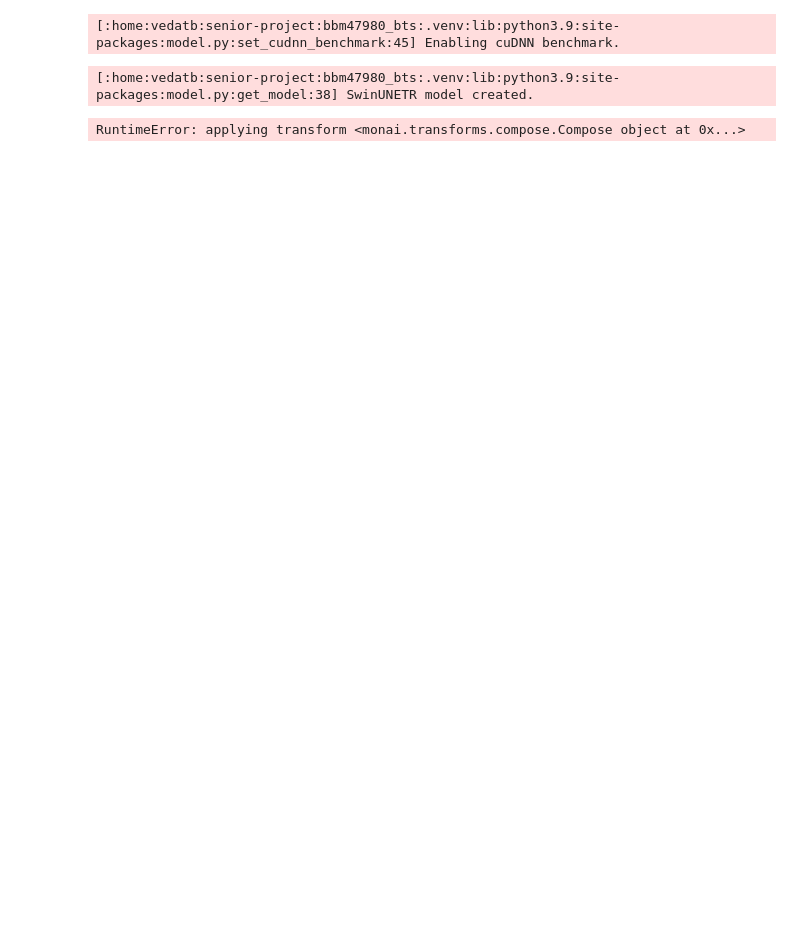
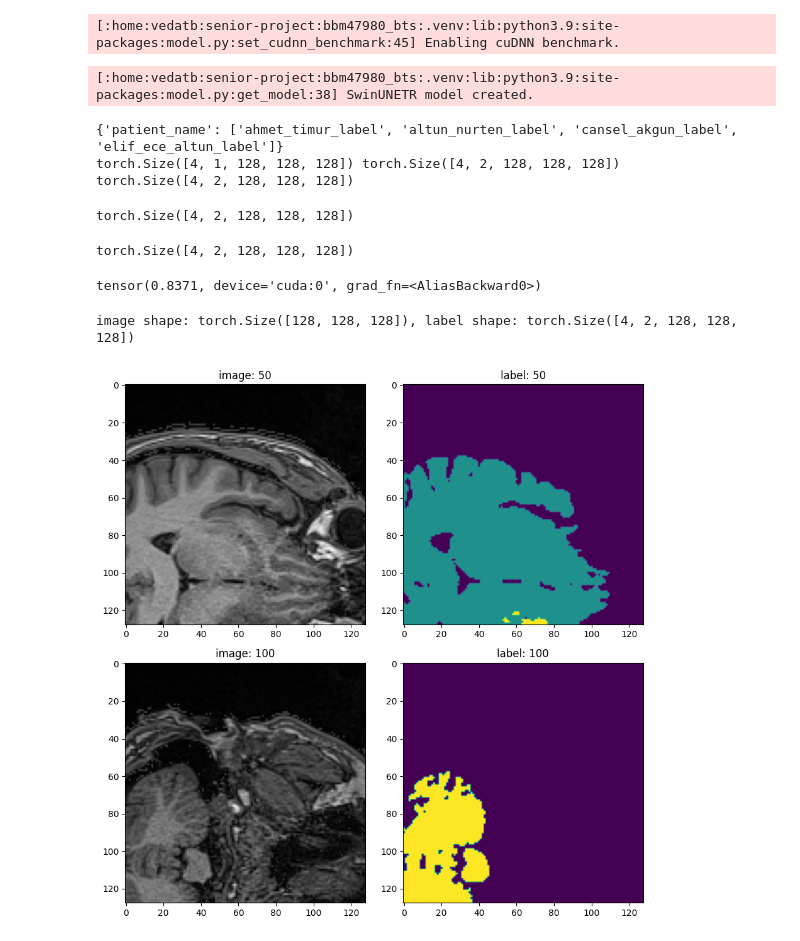
Before and after one commit to mavibirdesmi/bbm47980_bts, a Jupyter notebook: notebooks/SwinUNETR-Train-Val.ipynb, the cells around one changed output. Saved outputs shown, nothing was run; the diff lists cells and outputs as text; code cells hidden in the pictures; blank space fills up the shorter version.

```diff
--- a/notebooks/SwinUNETR-Train-Val.ipynb
+++ b/notebooks/SwinUNETR-Train-Val.ipynb
@@ -26,5 +26,5 @@ DotConfig({'BATCH_SIZE': 1, 'SHUFFLE': True, 'ROI': [128, 128, 128], 'IN_CHANNEL
 # %%
-hyperparams.BATCH_SIZE = 2
+hyperparams.BATCH_SIZE = 4
 # %%
 smodel.set_cudnn_benchmark()
 # %% [output]
@@ -128,4 +92,0 @@ data_loader = DataLoader(data_set, batch_size=2,collate_fn=collate_fn)
-# %%
-sample = next(iter(data_loader))
-# %% [output]
-RuntimeError: applying transform <monai.transforms.compose.Compose object at 0x...>
@@ -136,32 +93,73 @@ sample["label"].shape
+# %%
+from bts.data import EchidnaDataset
+
+btsed_dataset = EchidnaDataset(
+    dataset_root_path = "../../data/btsed_dataset",
+    transform = transforms
+)
+
+data_loader = DataLoader(btsed_dataset, batch_size = hyperparams.BATCH_SIZE)
+# %%
+model = model.to("cuda")
+for sample in data_loader:
+    img, label, info = sample.get("img"), sample.get("label"), sample.get("info")
+
+    img = img.to("cuda")
+    label = label.to("cuda")
+    pred = model(img)
+
+    print(info)
+    print(img.shape, pred.shape)
+    print(label.shape)
+    break
+# %% [output]
+{'patient_name': ['ahmet_timur_label', 'altun_nurten_label', 'cansel_akgun_label', 'elif_ece_altun_label']}
+torch.Size([4, 1, 128, 128, 128]) torch.Size([4, 2, 128, 128, 128])
+torch.Size([4, 2, 128, 128, 128])
+# %%
+label.shape
+# %% [output]
+torch.Size([4, 2, 128, 128, 128])
+# %%
+pred.shape
+# %% [output]
+torch.Size([4, 2, 128, 128, 128])
+# %%
+dice_loss(target=label, input=pred)
+# %% [output]
+tensor(0.8371, device='cuda:0', grad_fn=<AliasBackward0>)
 # %%
 import matplotlib.pyplot as plt
 
 slice_nums = [50, 100]
 
 img = sample["img"][0][0]
 
-label = (
+label_discrete = (
     (sample["label"][0][0] == 1) * hyperparams.LABELS.BRAIN +
     (sample["label"][0][1] == 1) * hyperparams.LABELS.TUMOR
 )
 
 print(f"image shape: {img.shape}, label shape: {label.shape}")
 fig, axs = plt.subplots(2, 2, figsize=(9, 9))
 
 slice_num = slice_nums[0]
 axs[0, 0].set_title(f"image: {slice_num}")
 axs[0, 0].imshow(img[:, :, slice_num], cmap="gray")
 
 axs[0, 1].set_title(f"label: {slice_num}")
-axs[0, 1].imshow(label[:, :, slice_num])
+axs[0, 1].imshow(label_discrete[:, :, slice_num])
 
 slice_num = slice_nums[1]
 axs[1, 0].set_title(f"image: {slice_num}")
 axs[1, 0].imshow(img[:, :, slice_num], cmap="gray")
 
 
 axs[1, 1].set_title(f"label: {slice_num}")
-axs[1, 1].imshow(label[:, :, slice_num])
+axs[1, 1].imshow(label_discrete[:, :, slice_num])
 
 fig.tight_layout()
 plt.show()
+# %% [output]
+image shape: torch.Size([128, 128, 128]), label shape: torch.Size([4, 2, 128, 128, 128])
+[figure, added]
```
Also changed, not shown: parts of 26 cells of this notebook, 3 other files.
